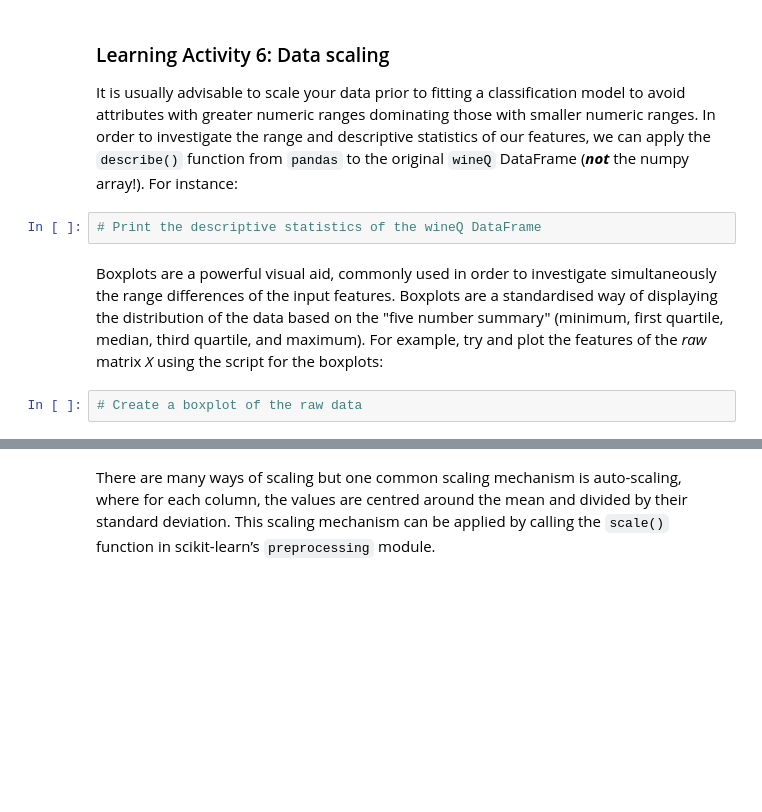
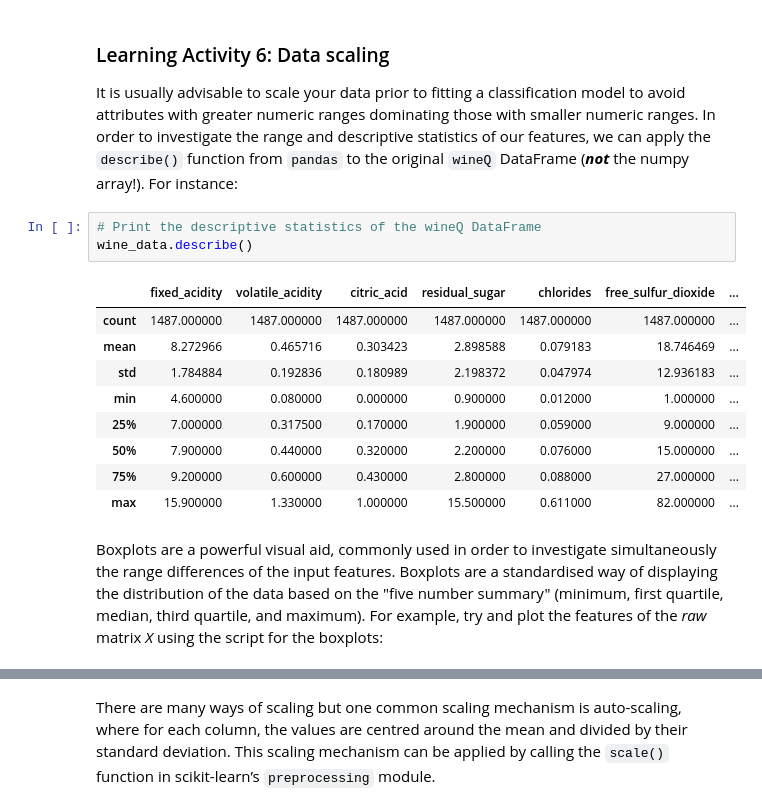
Before and after one commit to martynbristow/machinelearningbootcamp, a Jupyter notebook: day1/mlnotebook.ipynb, the cells around one changed output, grey strips where cells are left out. Cells and saved outputs as stored; diff of their text form; blank space fills up the shorter version.

```diff
--- a/day1/mlnotebook.ipynb
+++ b/day1/mlnotebook.ipynb
@@ -160,7 +192,16 @@ It is usually advisable to scale your data prior to fitting a classification mod
 greater numeric ranges dominating those with smaller numeric ranges. In order to investigate the range and descriptive statistics of our features, we can apply the `describe()` function from `pandas` to the original `wineQ` DataFrame (**_not_** the numpy array!). For instance:
 # %%
 # Print the descriptive statistics of the wineQ DataFrame
+wine_data.describe()
+# %% [output]
+|  | fixed_acidity | volatile_acidity | citric_acid | residual_sugar | chlorides | free_sulfur_dioxide | ... |
+| count | 1487.000000 | 1487.000000 | 1487.000000 | 1487.000000 | 1487.000000 | 1487.000000 | ... |
+| mean | 8.272966 | 0.465716 | 0.303423 | 2.898588 | 0.079183 | 18.746469 | ... |
+| std | 1.784884 | 0.192836 | 0.180989 | 2.198372 | 0.047974 | 12.936183 | ... |
+| min | 4.600000 | 0.080000 | 0.000000 | 0.900000 | 0.012000 | 1.000000 | ... |
+| 25% | 7.000000 | 0.317500 | 0.170000 | 1.900000 | 0.059000 | 9.000000 | ... |
+| 50% | 7.900000 | 0.440000 | 0.320000 | 2.200000 | 0.076000 | 15.000000 | ... |
+| 75% | 9.200000 | 0.600000 | 0.430000 | 2.800000 | 0.088000 | 27.000000 | ... |
+| max | 15.900000 | 1.330000 | 1.000000 | 15.500000 | 0.611000 | 82.000000 | ... |
 # %% [markdown]
 Boxplots are a powerful visual aid, commonly used in order to investigate simultaneously the range differences of the input features. Boxplots are a standardised way of displaying the distribution of the data based on the "five number summary" (minimum, first quartile, median, third quartile, and maximum). For example, try and plot the features of the _raw_ matrix _X_ using the script for the boxplots:
-# %%
-# Create a boxplot of the raw data
```
Also changed, not shown: parts of 22 cells of this notebook, 3 other files.
